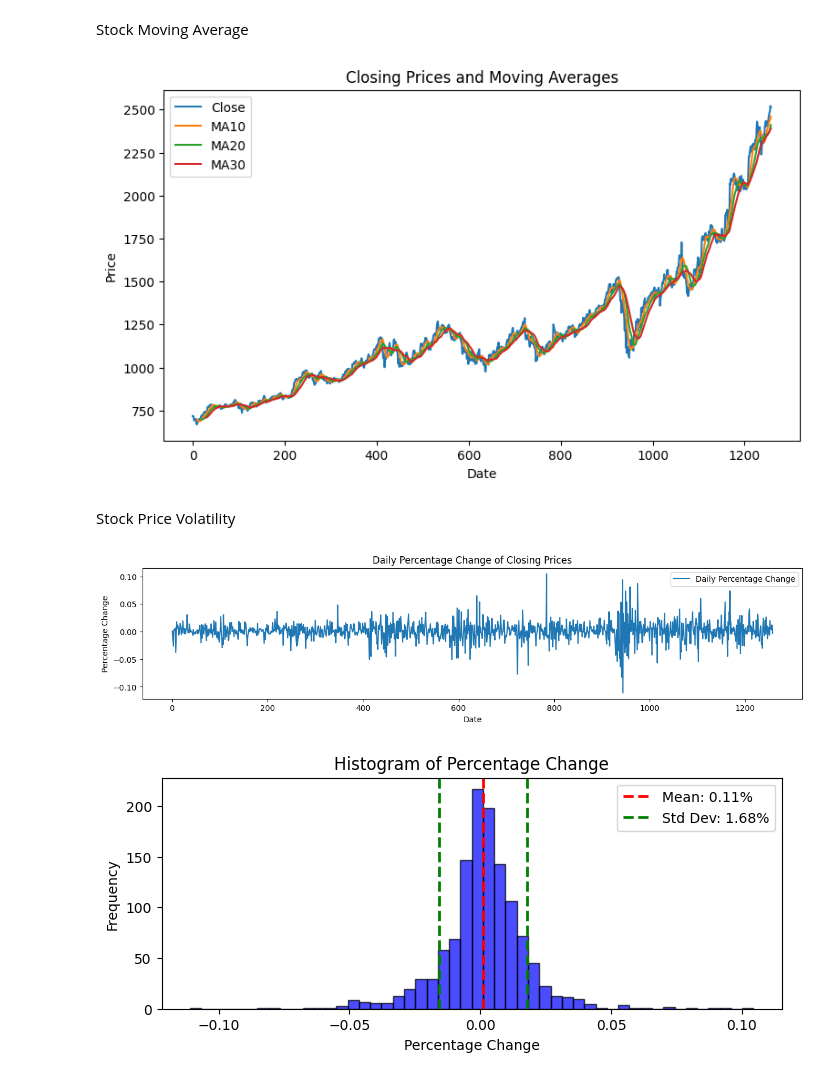
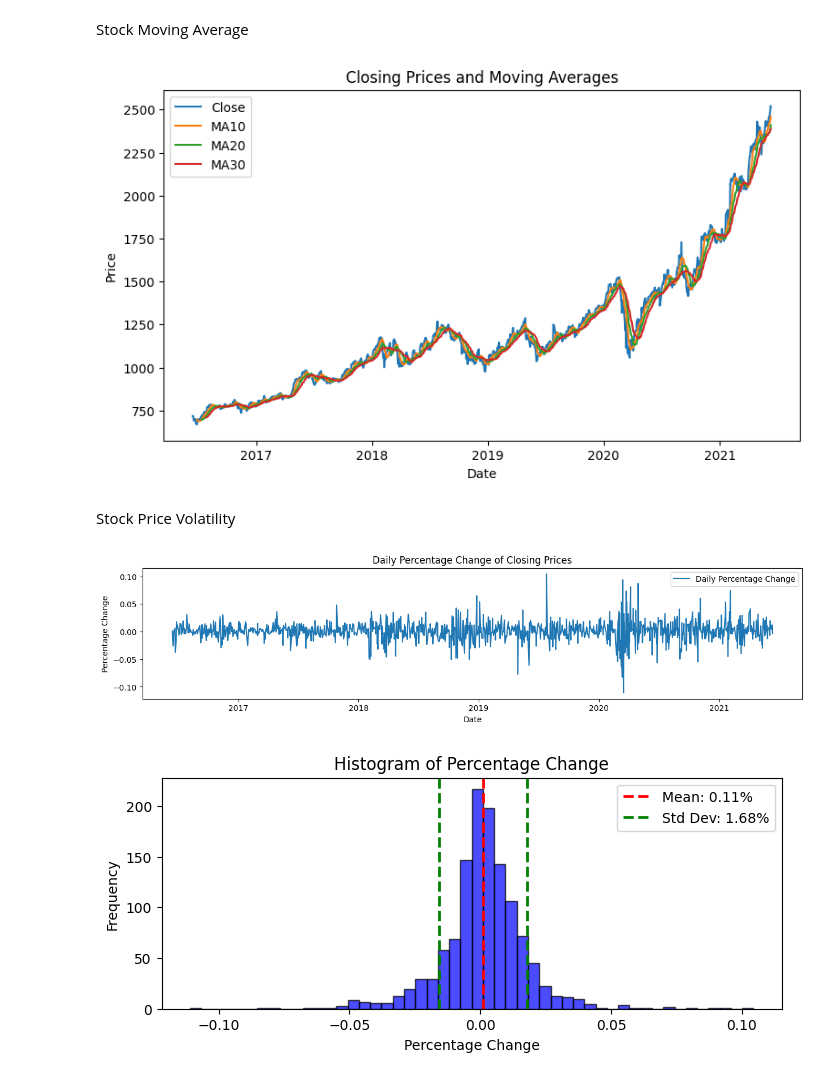
Before and after one commit to okechukwuchude/7088CEM---Artificial-Neural-Networks, a Jupyter notebook: neural net.ipynb, the cells around one changed output. Drawn from its saved outputs; the diff is of its cells as text; code cells hidden in the pictures.

```diff
--- a/neural net.ipynb
+++ b/neural net.ipynb
@@ -70,12 +70,12 @@ data['MA20'] = data['close'].rolling(window=20).mean()
 data['MA30'] = data['close'].rolling(window=30).mean()
 
 # Plotting the closing prices
-plt.plot(data.index, data['close'], label='Close')
+plt.plot(data['date'], data['close'], label='Close')
 
 # Plotting the moving averages
-plt.plot(data.index, data['MA10'], label='MA10')
-plt.plot(data.index, data['MA20'], label='MA20')
-plt.plot(data.index, data['MA30'], label='MA30')
+plt.plot(data['date'], data['MA10'], label='MA10')
+plt.plot(data['date'], data['MA20'], label='MA20')
+plt.plot(data['date'], data['MA30'], label='MA30')
 
 plt.title('Closing Prices and Moving Averages')
 plt.xlabel('Date')
@@ -83,7 +83,7 @@ plt.ylabel('Price')
 plt.legend()
 plt.show()
 # %% [output]
-[figure, old version]
+[figure, new version]
 # %% [markdown]
 Stock Price Volatility
 # %%
@@ -91,18 +91,18 @@ Stock Price Volatility
 # %%
 data['pct_change'] = data['close'].pct_change()
 
 plt.figure(figsize=(15, 3))
 
 # Plotting the percentage change
-plt.plot(data.index, data['pct_change'], label='Daily Percentage Change')
+plt.plot(data['date'], data['pct_change'], label='Daily Percentage Change')
 
 plt.title('Daily Percentage Change of Closing Prices')
 plt.xlabel('Date')
 plt.ylabel('Percentage Change')
 plt.legend()
 plt.show()
 # %% [output]
-[figure, old version]
+[figure, new version]
 # %%
 plt.figure(figsize=(8,3))
 # Plotting the histogram
```
Also changed, not shown: parts of 3 cells of this notebook.
